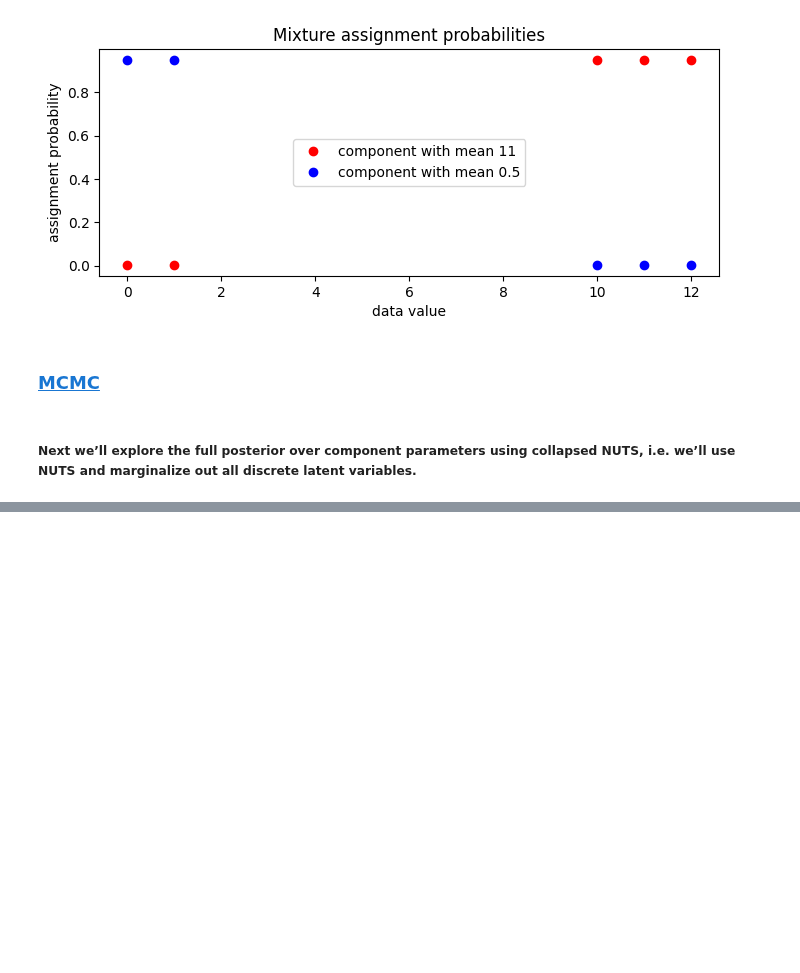
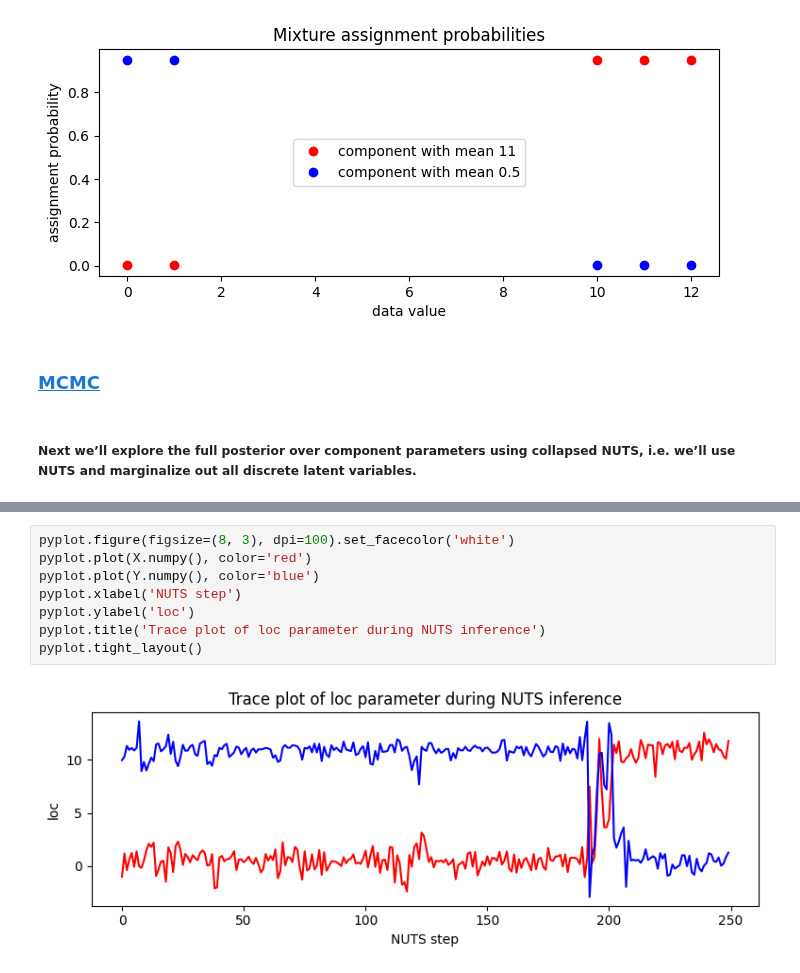
Before and after one commit to drclab/GP_VAE, a Jupyter notebook: drclab/Pyro/svi_GM_00.ipynb, the cells around one changed output, grey strips where cells are left out. Drawn from its saved outputs; the diff is of its cells as text; blank space fills up the shorter version.

```diff
--- a/drclab/Pyro/svi_GM_00.ipynb
+++ b/drclab/Pyro/svi_GM_00.ipynb
@@ -287,0 +306,10 @@ pyplot.legend(loc='center')
+# %%
+pyplot.figure(figsize=(8, 3), dpi=100).set_facecolor('white')
+pyplot.plot(X.numpy(), color='red')
+pyplot.plot(Y.numpy(), color='blue')
+pyplot.xlabel('NUTS step')
+pyplot.ylabel('loc')
+pyplot.title('Trace plot of loc parameter during NUTS inference')
+pyplot.tight_layout()
+# %% [output]
+[figure, added]
```
Also changed, not shown: parts of 4 cells of this notebook.
